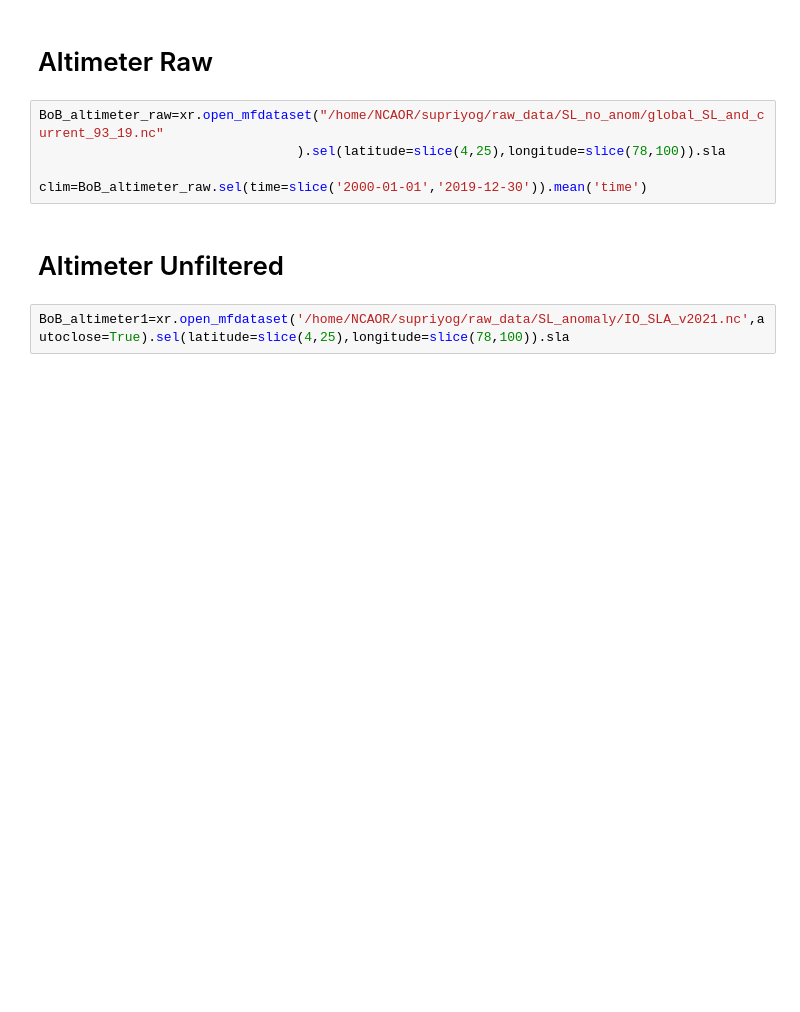
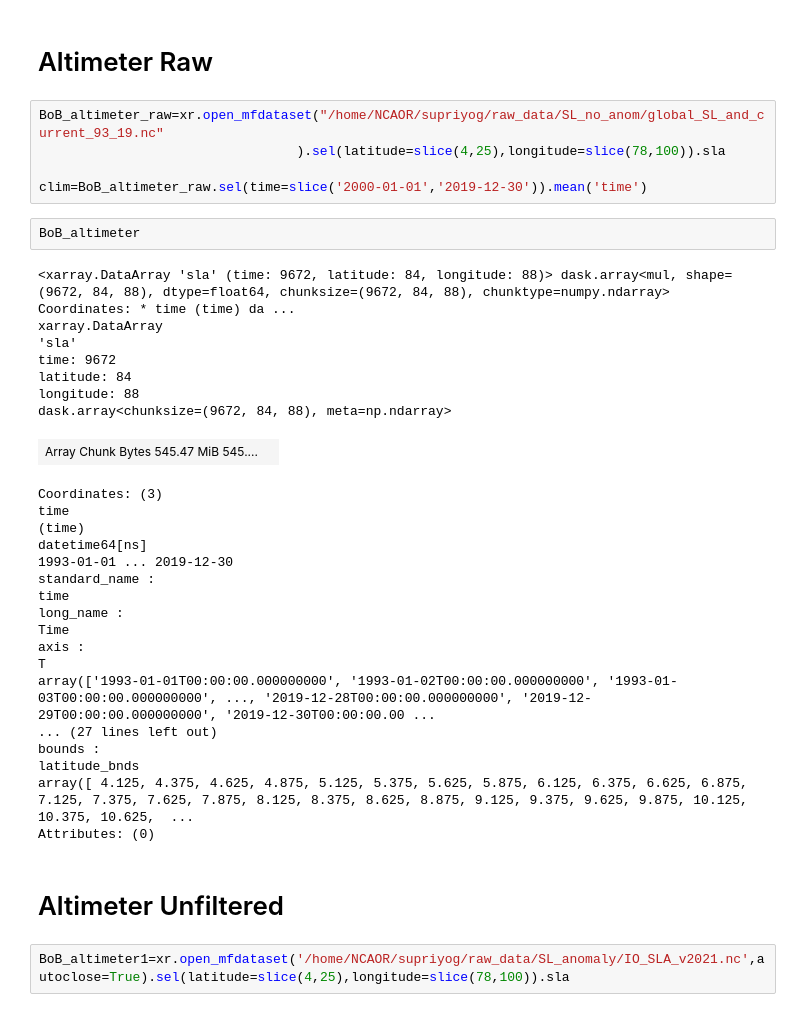
Before and after one commit to ghossh/BoB-Decadal-SLA, a Jupyter notebook: BoB_plots.ipynb, the cells around one changed output. Cells and saved outputs as stored; diff of their text form; blank space fills up the shorter version.

```diff
--- a/BoB_plots.ipynb
+++ b/BoB_plots.ipynb
@@ -172,6 +172,34 @@ BoB_altimeter_raw=xr.open_mfdataset("/home/NCAOR/supriyog/raw_data/SL_no_anom/gl
                                  ).sel(latitude=slice(4,25),longitude=slice(78,100)).sla
 
 clim=BoB_altimeter_raw.sel(time=slice('2000-01-01','2019-12-30')).mean('time')
+# %%
+BoB_altimeter
+# %% [output]
+<xarray.DataArray 'sla' (time: 9672, latitude: 84, longitude: 88)> dask.array<mul, shape=(9672, 84, 88), dtype=float64, chunksize=(9672, 84, 88), chunktype=numpy.ndarray> Coordinates: * time (time) da ...
+xarray.DataArray
+'sla'
+time: 9672
+latitude: 84
+longitude: 88
+dask.array<chunksize=(9672, 84, 88), meta=np.ndarray>
+| Array Chunk Bytes 545.47 MiB 545.... |  |
+Coordinates: (3)
+time
+(time)
+datetime64[ns]
+1993-01-01 ... 2019-12-30
+standard_name :
+time
+long_name :
+Time
+axis :
+T
+array(['1993-01-01T00:00:00.000000000', '1993-01-02T00:00:00.000000000', '1993-01-03T00:00:00.000000000', ..., '2019-12-28T00:00:00.000000000', '2019-12-29T00:00:00.000000000', '2019-12-30T00:00:00.00 ...
+... (27 lines left out)
+bounds :
+latitude_bnds
+array([ 4.125, 4.375, 4.625, 4.875, 5.125, 5.375, 5.625, 5.875, 6.125, 6.375, 6.625, 6.875, 7.125, 7.375, 7.625, 7.875, 8.125, 8.375, 8.625, 8.875, 9.125, 9.375, 9.625, 9.875, 10.125, 10.375, 10.625,  ...
+Attributes: (0)
 # %% [markdown]
 # Altimeter Unfiltered
 # %%
```
Also changed, not shown: parts of 16 cells of this notebook, 26 other files.
